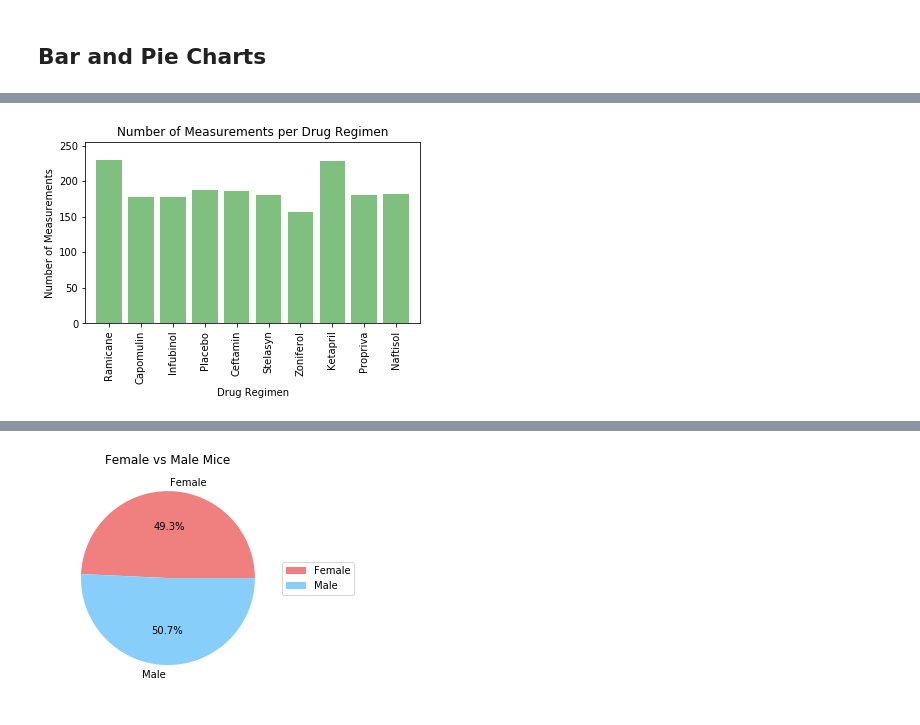
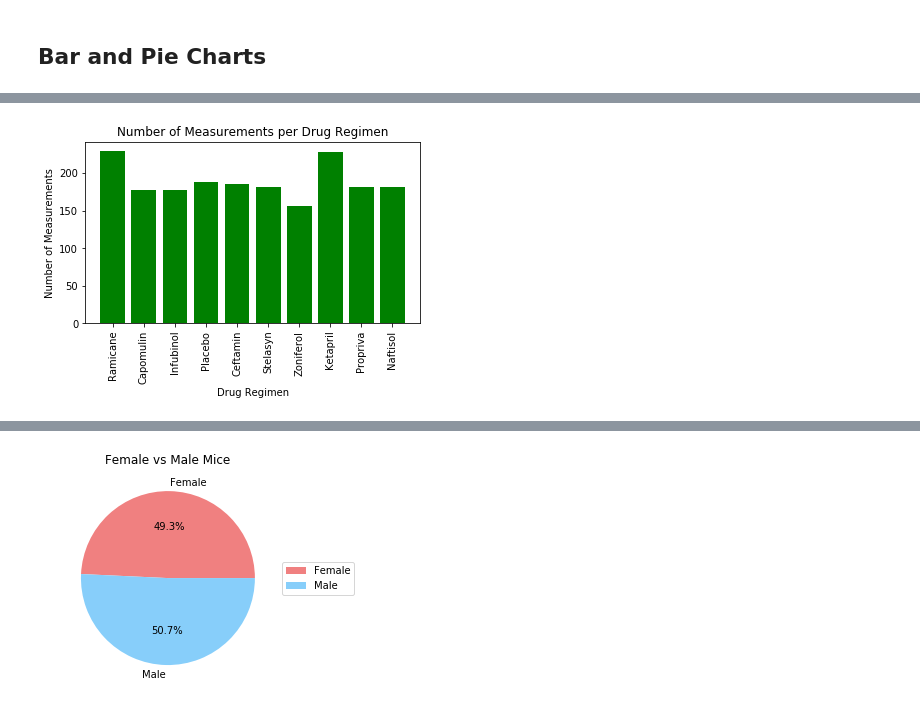
Before and after one commit to kflores56/Pharmaceutical-Analysis, a Jupyter notebook: Pymaceuticals/pymaceuticals_starter.ipynb, the cells around one changed output, grey strips where cells are left out. Cells and saved outputs as stored; diff of their text form; code cells hidden in the pictures.

```diff
--- a/Pymaceuticals/pymaceuticals_starter.ipynb
+++ b/Pymaceuticals/pymaceuticals_starter.ipynb
@@ -135,33 +156,30 @@ tumor_drug.rename(columns={"mean": "Mean",
 # %%
-# Generate a bar plot showing the total number of measurements taken on each drug regimen using pandas.
+# Generate a bar plot showing the total number of measurements taken on each drug regimen using pyplot.
 
 # dr_labels = unduplicated_mice.groupby("Drug Regimen")
 # count_dr_labels = dr_labels["Mouse ID"].count()
 # count_dr_labels
 
 #Create x and y axis
 drug_count = [230, 178, 178, 188, 186, 181, 156, 228, 181, 182]
 x_axis = np.arange(len(drug_count))
 
 #Create bar chart
-plt.bar(x_axis, drug_count, color='g', alpha=0.5, align="center")
+plt.bar(x_axis, drug_count, color='green', align="center")
 
 # Create list for labels
 tick_locations = [value for value in x_axis]
 plt.xticks(tick_locations, ['Ramicane', 'Capomulin', 'Infubinol', 'Placebo', 'Ceftamin','Stelasyn', 'Zoniferol',
                             'Ketapril', 'Propriva', 'Naftisol'], rotation=90)
-#Set Limits
-plt.xlim(-0.75, len(x_axis)-0.25)
-plt.ylim(0, max(drug_count)+25)
 
 #Scale chart
 plt.gcf().subplots_adjust(bottom=0.25)
 
 #Chart Labels
 plt.title("Number of Measurements per Drug Regimen")
 plt.xlabel("Drug Regimen")
 plt.ylabel("Number of Measurements")
 
 plt.show()
 # %% [output]
-[figure, old version]
+[figure, new version]
```
Also changed, not shown: parts of 3 cells of this notebook.
